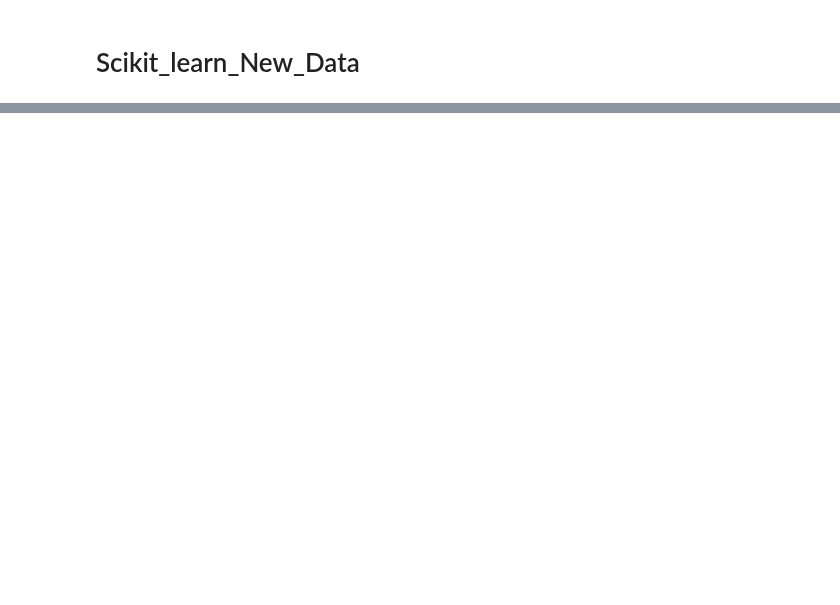
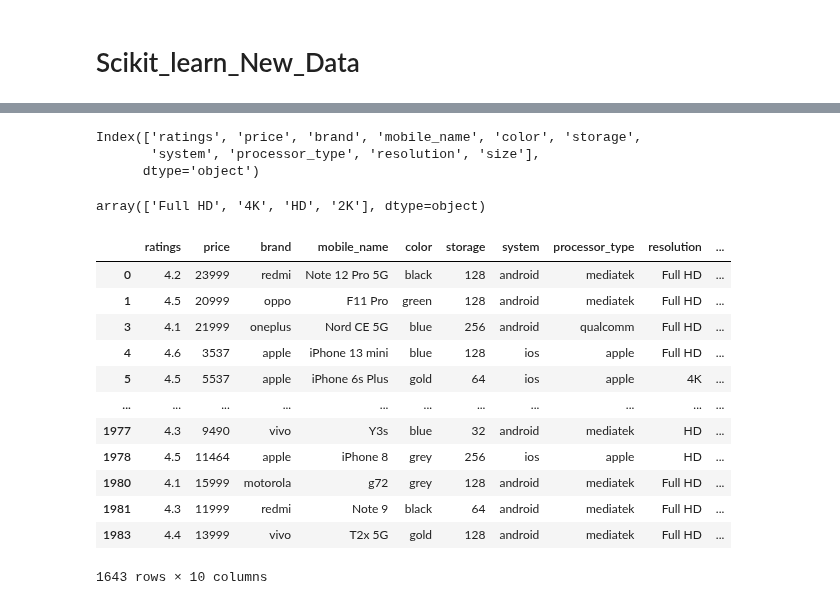
Before and after one commit to MuhammadRehanKhalid/Ehunar_ML_AI, a Jupyter notebook: M_10_ScikitLearn_Data_Ready.ipynb, the cells around one changed output, grey strips where cells are left out. Cells and saved outputs as stored; diff of their text form; code cells hidden in the pictures; blank space fills up the shorter version.

```diff
--- a/M_10_ScikitLearn_Data_Ready.ipynb
+++ b/M_10_ScikitLearn_Data_Ready.ipynb
@@ -25,0 +45,28 @@ df
+# %%
+# df.info()
+df.columns
+# %% [output]
+Index(['ratings', 'price', 'brand', 'mobile_name', 'color', 'storage',
+       'system', 'processor_type', 'resolution', 'size'],
+      dtype='object')
+# %%
+df['resolution'].unique()
+# %% [output]
+array(['Full HD', '4K', 'HD', '2K'], dtype=object)
+# %%
+df['price']
+df
+# %% [output]
+|  | ratings | price | brand | mobile_name | color | storage | system | processor_type | resolution | ... |
+| 0 | 4.2 | 23999 | redmi | Note 12 Pro 5G | black | 128 | android | mediatek | Full HD | ... |
+| 1 | 4.5 | 20999 | oppo | F11 Pro | green | 128 | android | mediatek | Full HD | ... |
+| 3 | 4.1 | 21999 | oneplus | Nord CE 5G | blue | 256 | android | qualcomm | Full HD | ... |
+| 4 | 4.6 | 3537 | apple | iPhone 13 mini | blue | 128 | ios | apple | Full HD | ... |
+| 5 | 4.5 | 5537 | apple | iPhone 6s Plus | gold | 64 | ios | apple | 4K | ... |
+| ... | ... | ... | ... | ... | ... | ... | ... | ... | ... | ... |
+| 1977 | 4.3 | 9490 | vivo | Y3s | blue | 32 | android | mediatek | HD | ... |
+| 1978 | 4.5 | 11464 | apple | iPhone 8 | grey | 256 | ios | apple | HD | ... |
+| 1980 | 4.1 | 15999 | motorola | g72 | grey | 128 | android | mediatek | Full HD | ... |
+| 1981 | 4.3 | 11999 | redmi | Note 9 | black | 64 | android | mediatek | Full HD | ... |
+| 1983 | 4.4 | 13999 | vivo | T2x 5G | gold | 128 | android | mediatek | Full HD | ... |
+1643 rows × 10 columns
```
Also changed, not shown: parts of 9 cells of this notebook.
